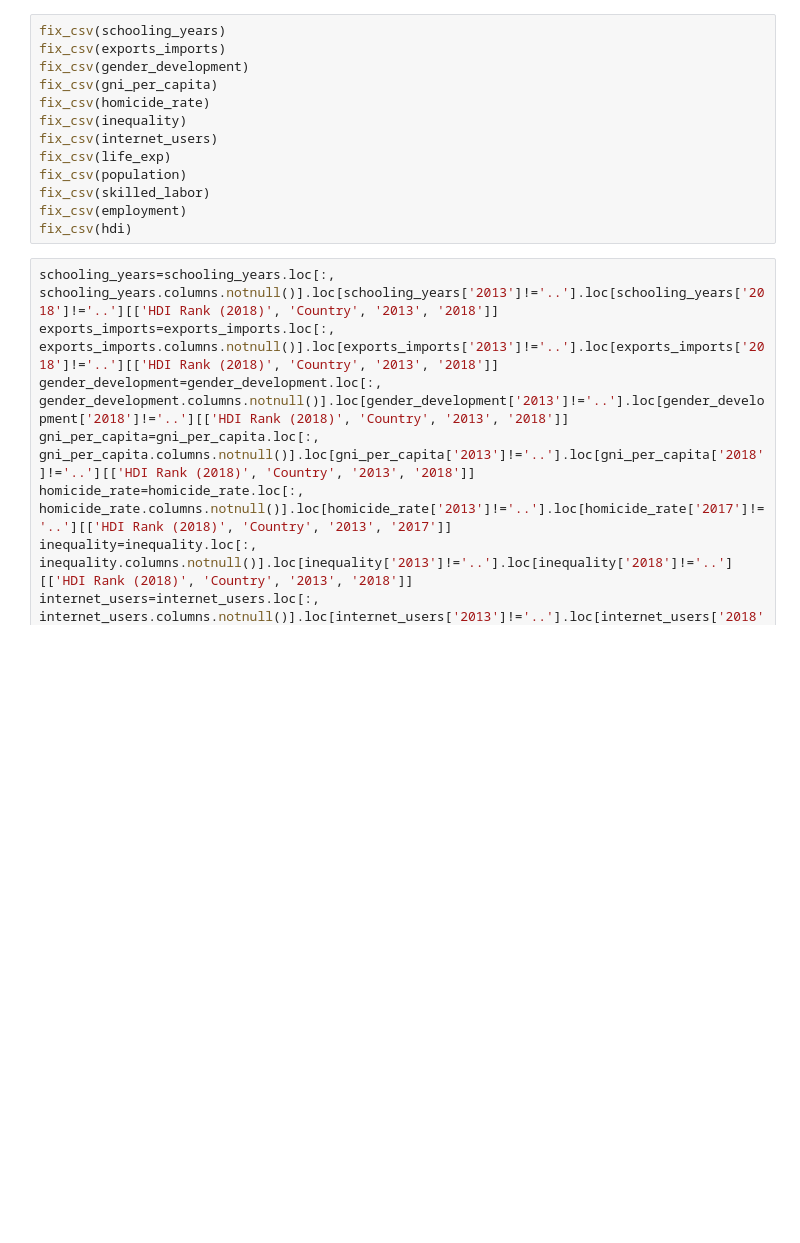
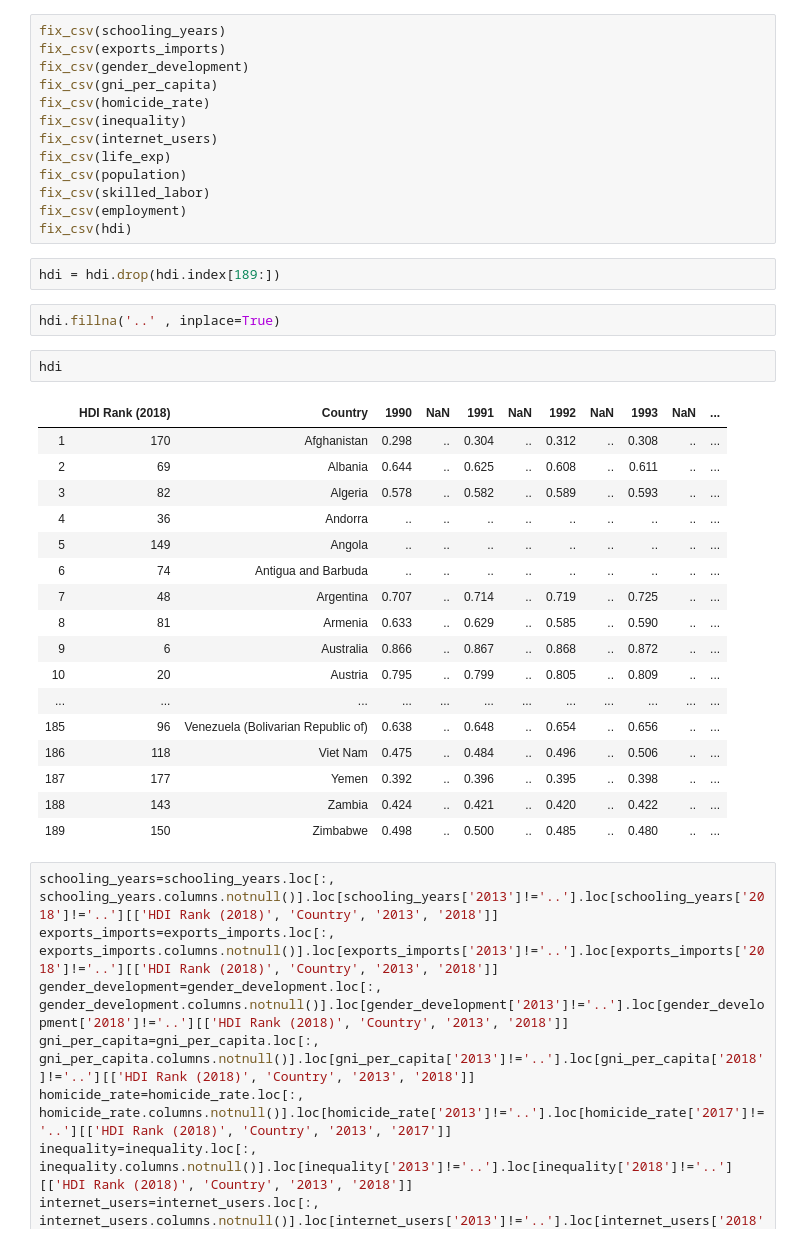
Before and after one commit to cxcollins/OMIS114_final, a Jupyter notebook: OMIS114 Final Notebook.ipynb, the cells around one changed output. Cells and saved outputs as stored; diff of their text form; blank space fills up the shorter version.

```diff
--- a/OMIS114 Final Notebook.ipynb
+++ b/OMIS114 Final Notebook.ipynb
@@ -50,6 +51,30 @@ fix_csv(population)
 fix_csv(skilled_labor)
 fix_csv(employment)
 fix_csv(hdi)
+# %%
+hdi = hdi.drop(hdi.index[189:])
+# %%
+hdi.fillna('..' , inplace=True)
+# %%
+hdi
+# %% [output]
+|  | HDI Rank (2018) | Country | 1990 | NaN | 1991 | NaN | 1992 | NaN | 1993 | NaN | ... |
+| 1 | 170 | Afghanistan | 0.298 | .. | 0.304 | .. | 0.312 | .. | 0.308 | .. | ... |
+| 2 | 69 | Albania | 0.644 | .. | 0.625 | .. | 0.608 | .. | 0.611 | .. | ... |
+| 3 | 82 | Algeria | 0.578 | .. | 0.582 | .. | 0.589 | .. | 0.593 | .. | ... |
+| 4 | 36 | Andorra | .. | .. | .. | .. | .. | .. | .. | .. | ... |
+| 5 | 149 | Angola | .. | .. | .. | .. | .. | .. | .. | .. | ... |
+| 6 | 74 | Antigua and Barbuda | .. | .. | .. | .. | .. | .. | .. | .. | ... |
+| 7 | 48 | Argentina | 0.707 | .. | 0.714 | .. | 0.719 | .. | 0.725 | .. | ... |
+| 8 | 81 | Armenia | 0.633 | .. | 0.629 | .. | 0.585 | .. | 0.590 | .. | ... |
+| 9 | 6 | Australia | 0.866 | .. | 0.867 | .. | 0.868 | .. | 0.872 | .. | ... |
+| 10 | 20 | Austria | 0.795 | .. | 0.799 | .. | 0.805 | .. | 0.809 | .. | ... |
+| ... | ... | ... | ... | ... | ... | ... | ... | ... | ... | ... | ... |
+| 185 | 96 | Venezuela (Bolivarian Republic of) | 0.638 | .. | 0.648 | .. | 0.654 | .. | 0.656 | .. | ... |
+| 186 | 118 | Viet Nam | 0.475 | .. | 0.484 | .. | 0.496 | .. | 0.506 | .. | ... |
+| 187 | 177 | Yemen | 0.392 | .. | 0.396 | .. | 0.395 | .. | 0.398 | .. | ... |
+| 188 | 143 | Zambia | 0.424 | .. | 0.421 | .. | 0.420 | .. | 0.422 | .. | ... |
+| 189 | 150 | Zimbabwe | 0.498 | .. | 0.500 | .. | 0.485 | .. | 0.480 | .. | ... |
 # %%
 schooling_years=schooling_years.loc[:, schooling_years.columns.notnull()].loc[schooling_years['2013']!='..'].loc[schooling_years['2018']!='..'][['HDI Rank (2018)', 'Country', '2013', '2018']]
 exports_imports=exports_imports.loc[:, exports_imports.columns.notnull()].loc[exports_imports['2013']!='..'].loc[exports_imports['2018']!='..'][['HDI Rank (2018)', 'Country', '2013', '2018']]
```
Also changed, not shown: parts of 23 cells of this notebook.
